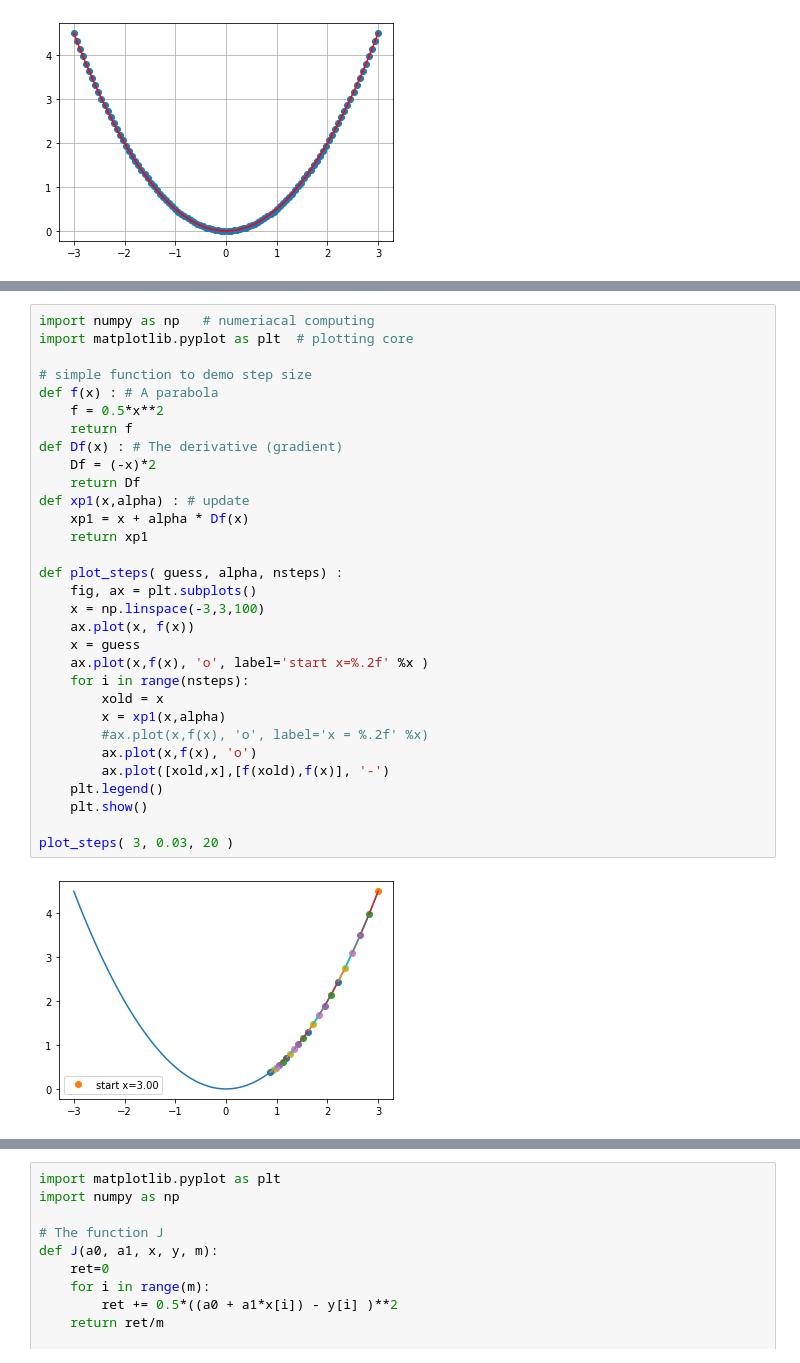
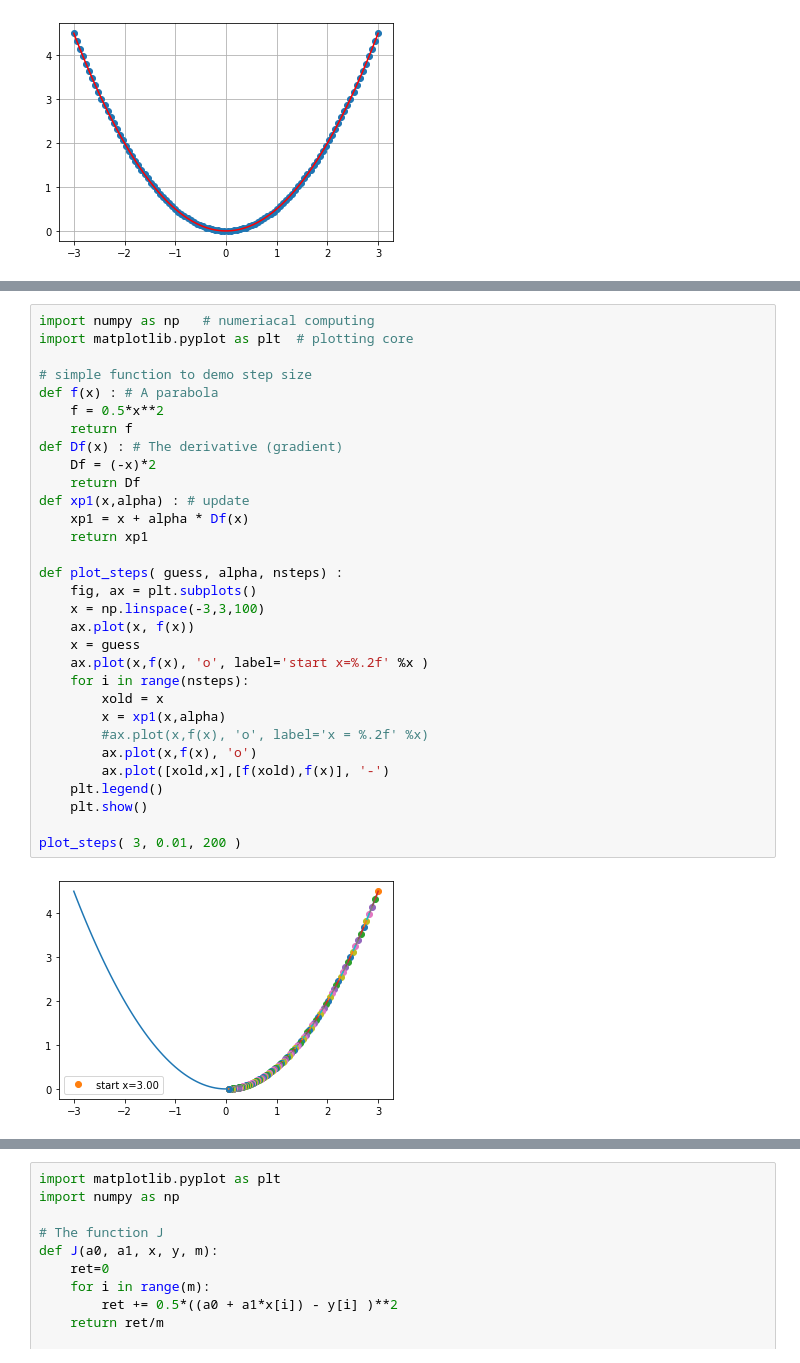
Before and after one commit to imguru-mooc/deep_learning_nlp, a Jupyter notebook: Chapter_2/1.linear_regression.ipynb, the cells around one changed output, grey strips where cells are left out. Cells and saved outputs as stored; diff of their text form.

```diff
--- a/Chapter_2/1.linear_regression.ipynb
+++ b/Chapter_2/1.linear_regression.ipynb
@@ -194,35 +194,35 @@ plot_steps( 3, 0.01, 80 )
 import numpy as np   # numeriacal computing
 import matplotlib.pyplot as plt  # plotting core
 
 # simple function to demo step size
 def f(x) : # A parabola
     f = 0.5*x**2
     return f
 def Df(x) : # The derivative (gradient)
     Df = (-x)*2
     return Df
 def xp1(x,alpha) : # update
     xp1 = x + alpha * Df(x)
     return xp1
 
 def plot_steps( guess, alpha, nsteps) :
     fig, ax = plt.subplots()
     x = np.linspace(-3,3,100)
     ax.plot(x, f(x))
     x = guess
     ax.plot(x,f(x), 'o', label='start x=%.2f' %x )
     for i in range(nsteps):
         xold = x
         x = xp1(x,alpha)
         #ax.plot(x,f(x), 'o', label='x = %.2f' %x)
         ax.plot(x,f(x), 'o')
         ax.plot([xold,x],[f(xold),f(x)], '-')
     plt.legend()
     plt.show()
 
-plot_steps( 3, 0.03, 20 )
+plot_steps( 3, 0.01, 200 )
 # %% [output]
-[figure, old version]
+[figure, new version]
 # %%
 import matplotlib.pyplot as plt
 import numpy as np
```
Also changed, not shown: parts of 11 cells of this notebook, 1 other file.
